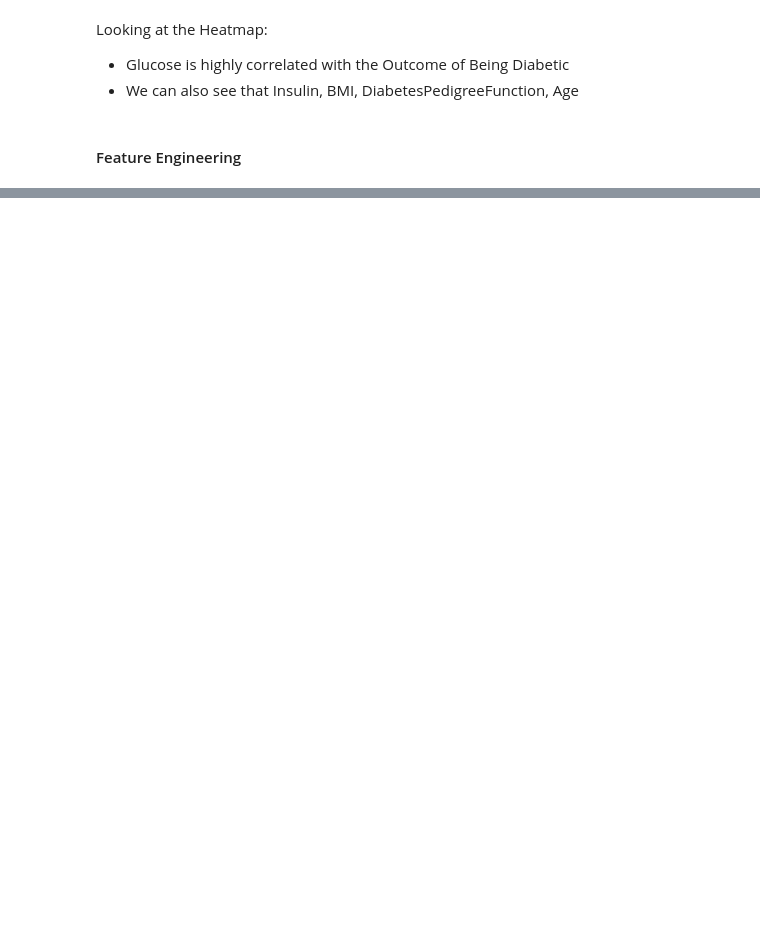
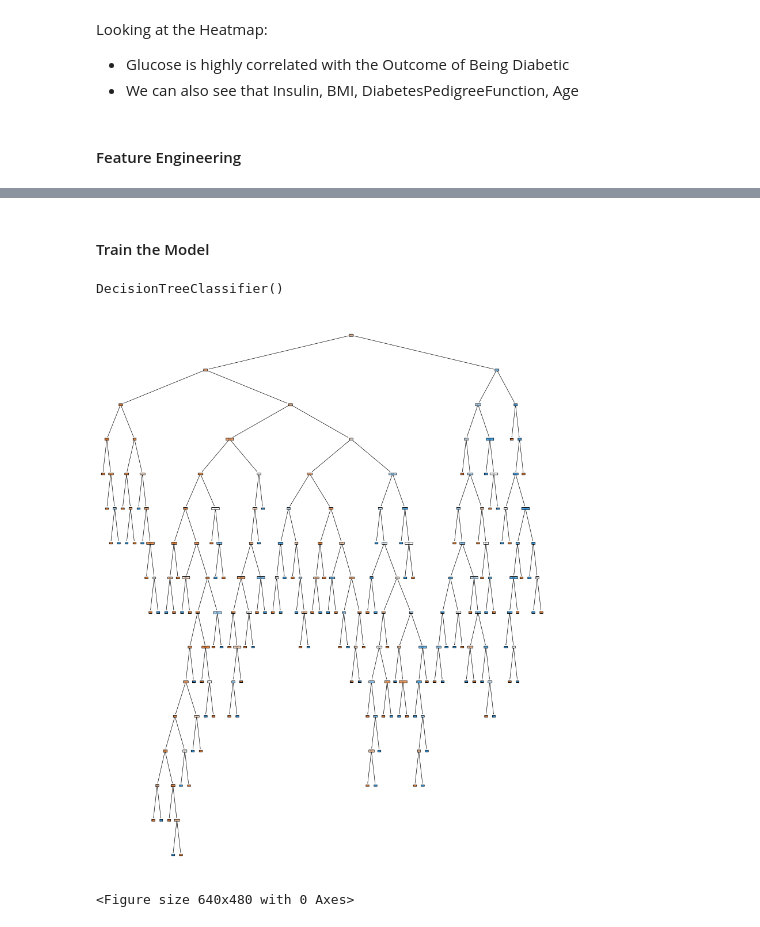
Before and after one commit to 4GeeksAcademy/gustavolima-decisiontree, a Jupyter notebook: src/explore.ipynb, the cells around one changed output, grey strips where cells are left out. Saved outputs shown, nothing was run; the diff lists cells and outputs as text; code cells hidden in the pictures; blank space fills up the shorter version.

Commit message:
Model Trained

```diff
--- a/src/explore.ipynb
+++ b/src/explore.ipynb
@@ -153,3 +163,9 @@ total_data.describe()
 | 50% | 3.000000 | 117.000000 | 72.000000 | 23.000000 | 30.500000 | 32.000000 | 0.372500 | 29.000000 | ... |
 | 75% | 6.000000 | 140.250000 | 80.000000 | 32.000000 | 127.250000 | 36.600000 | 0.626250 | 41.000000 | ... |
 | max | 17.000000 | 199.000000 | 122.000000 | 99.000000 | 846.000000 | 67.100000 | 2.420000 | 81.000000 | ... |
+# %%
+# Outliers Cleaning
+
+total_data = total_data[total_data['Glucose'] > 0]
+total_data = total_data[total_data['BloodPressure'] > 40]
+total_data = total_data[total_data['BMI'] > 3]
@@ -155,0 +206,19 @@ total_data.describe()
+# %%
+# Split DataSet and Select Best Features
+from sklearn.feature_selection import chi2, SelectKBest
+from sklearn.model_selection import train_test_split
+
+# We divide the dataset into training and test samples.
+X = total_data_scal.drop('Outcome', axis = 1)
+y = total_data_scal['Outcome']
+
+X_train, X_test, y_train, y_test = train_test_split(X, y, test_size = 0.2, random_state = 42)
+
+# With a value of k = 5 we implicitly mean that we want to remove 2 features from the dataset
+selection_model = SelectKBest(chi2, k = 4)
+selection_model.fit(X_train, y_train)
+ix = selection_model.get_support()
+X_train_sel = pd.DataFrame(selection_model.transform(X_train), columns = X_train.columns.values[ix])
+X_test_sel = pd.DataFrame(selection_model.transform(X_test), columns = X_test.columns.values[ix])
+
+X_train_sel.head()
@@ -155,0 +238,26 @@ total_data.describe()
+# %% [markdown]
+#### Train the Model
+# %%
+# Train the Data
+from sklearn.tree import DecisionTreeClassifier
+
+model = DecisionTreeClassifier()
+model.fit(X_train, y_train)
+# %% [output]
+DecisionTreeClassifier()
+# %%
+# Plot the Decision Tree
+from sklearn import tree
+
+fig = plt.figure(figsize=(20,25))
+
+tree.plot_tree(model,
+               feature_names = list(X_train.columns),
+               class_names = ["0", "1", "2"],
+               filled = True)
+
+plt.show()
+plt.savefig('/workspaces/gustavolima-decisiontree/assets/tree.png')
+# %% [output]
+[figure, added]
+<Figure size 640x480 with 0 Axes>
```
Also changed, not shown: parts of 8 cells of this notebook, 4 other files.
